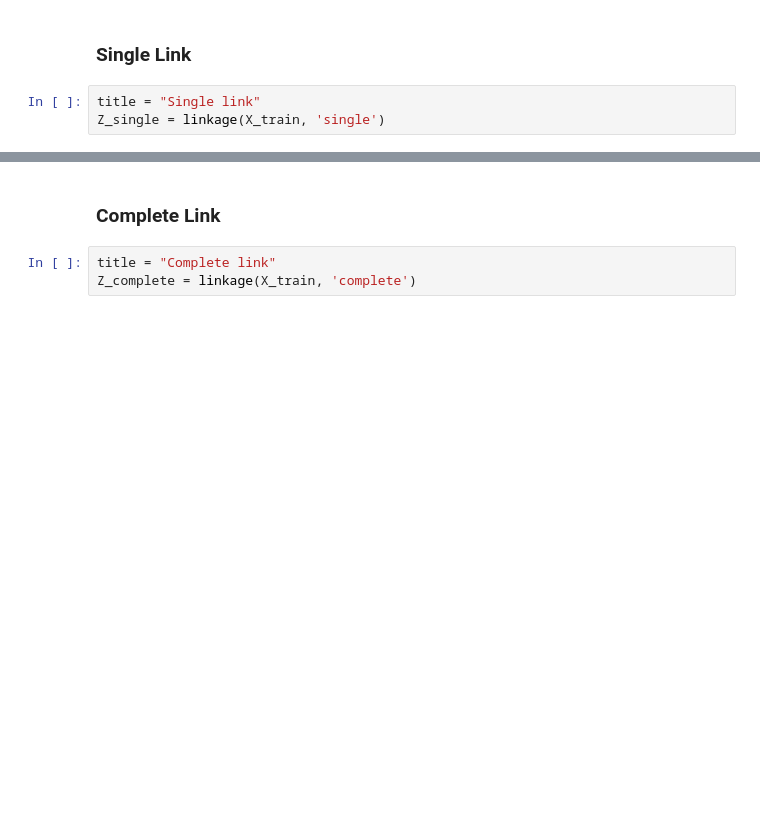
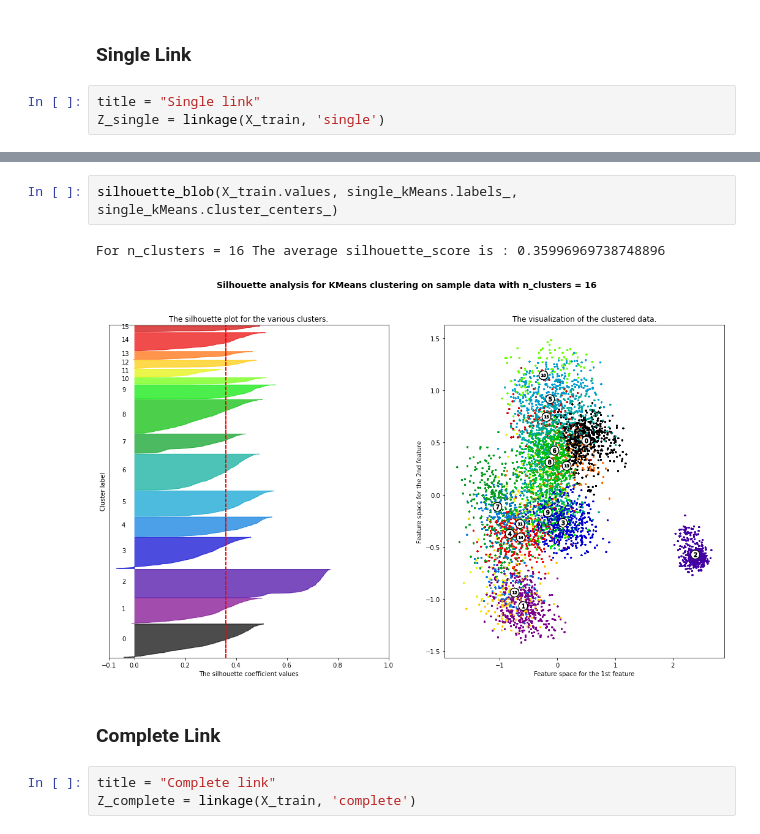
Before and after one commit to limxuanyu127/Soccer-Player-Attributes-Comparison, a Jupyter notebook: fifa_similarity_search/Clustering/Clustering.ipynb, the cells around one changed output, grey strips where cells are left out. Saved outputs shown, nothing was run; the diff lists cells and outputs as text; blank space fills up the shorter version.

```diff
--- a/fifa_similarity_search/Clustering/Clustering.ipynb
+++ b/fifa_similarity_search/Clustering/Clustering.ipynb
@@ -192,3 +276,8 @@ agg_with_kmeans(num_clusters=k_single, title=title)
+# %%
+silhouette_blob(X_train.values, single_kMeans.labels_, single_kMeans.cluster_centers_)
+# %% [output]
+For n_clusters = 16 The average silhouette_score is : 0.35996969738748896
+[figure, added]
 # %% [markdown]
 ### Complete Link
 # %%
```
Also changed, not shown: parts of 41 cells of this notebook.
